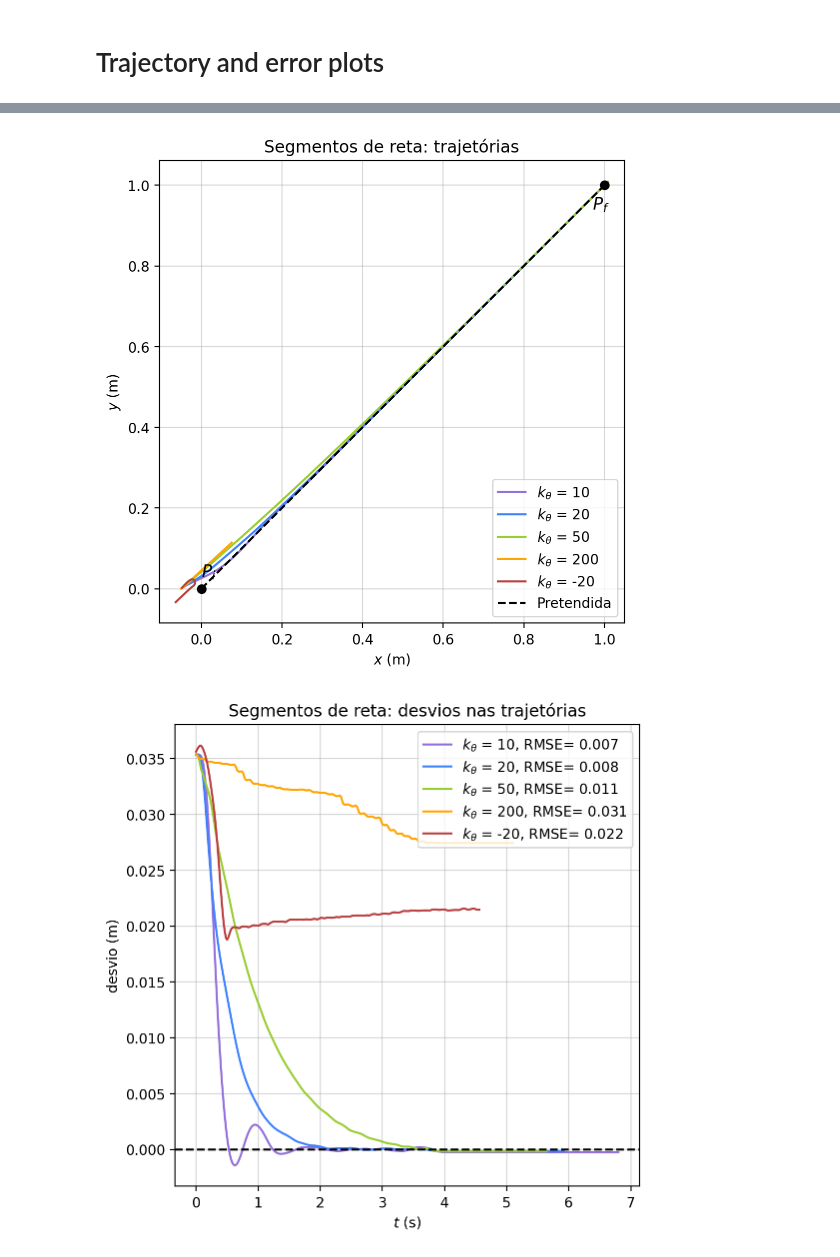
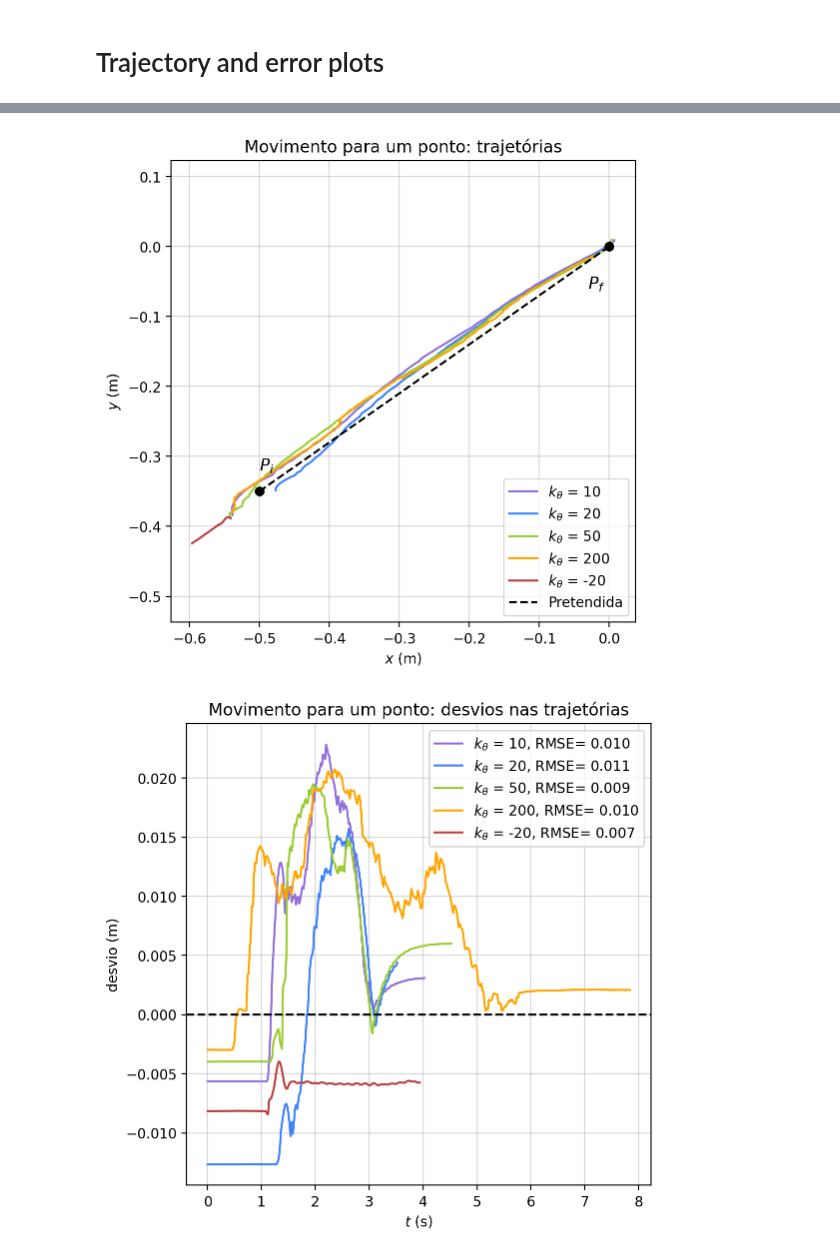
Before and after one commit to sergisousa/Robotica2026, a Jupyter notebook: Análises/Análise ktheta.ipynb, the cells around one changed output, grey strips where cells are left out. Drawn from its saved outputs; the diff is of its cells as text; code cells hidden in the pictures.

Commit message:
goto analise

```diff
--- a/Análises/Análise ktheta.ipynb
+++ b/Análises/Análise ktheta.ipynb
@@ -11,6 +11,13 @@ from matplotlib.lines import Line2D
 # GENERAL CONSTANTS
 ta = 0.02 # 20 ms
 kn = 5
+
+# GOTO PLOTS CONSTANTS
+Pix_goto = -0.5
+Piy_goto = -0.35
+Pfx_goto = 0.0
+Pfy_goto = 0.0
+n_max_goto = [-1, -1, -1, -1, -1] # last trajectory point in the data
 
 # LINE PLOTS CONSTANTS
 # desired line
@@ -46,14 +53,19 @@ all_data = {}
 files = [f for f in os.listdir(data_dir) if f.endswith('.txt')]
 # print(files_line)
 
+pattern_goto = re.compile(r'Goto_ktheta_([+-]?\d+)')
 pattern_line = re.compile(r'Line_ktheta_([+-]?\d+)')
 pattern_arc = re.compile(r'Arc_ktheta_([+-]?\d+)')
 
 for file in files:
+    match_goto = pattern_goto.search(file)
     match_line = pattern_line.search(file)
     match_arc = pattern_arc.search(file)
 
-    if match_line is not None:
+    if match_goto is not None:
+        traj_type = 'Goto'
+        ktheta = float(match_goto.group(1))
+    elif match_line is not None:
         traj_type = 'Line'
         ktheta = float(match_line.group(1))
     elif match_arc is not None:
@@ -165,7 +182,14 @@ def find_n_min(x, y):
     return changes[1]     # segunda transição = início da trajetória real
 # %%
 for traj_type, sub in all_data.items():
-    if traj_type == 'Line':
+    if traj_type == 'Goto':
+        title = 'Movimento para um ponto'
+        traj_parms = Pix_goto, Piy_goto, Pfx_goto, Pfy_goto
+        des_traj = des_traj_line
+        error_f = error_line
+        n_max = n_max_goto
+
+    elif traj_type == 'Line':
         title = 'Segmentos de reta'
         traj_parms = Pix_line, Piy_line, Pfx_line, Pfy_line
         des_traj = des_traj_line
@@ -226,7 +250,13 @@ for traj_type, sub in all_data.items():
     ax_error.axhline(0, linestyle = '--', color = plot_colors[i + 1])
     ax_error.legend(loc = 'upper right')
 
-    if traj_type == 'Line':
+    if traj_type == 'Goto':
+        ax_traj.plot(Pix_goto, Piy_goto, 'o', color='black')
+        ax_traj.text(Pix_goto, Piy_goto + 0.03, r'$P_i$', size='large')
+        ax_traj.plot(Pfx_goto, Pfy_goto, 'o', color='black')
+        ax_traj.text(Pfx_goto-0.03, Pfy_goto - 0.06, r'$P_f$', size='large')
+
+    elif traj_type == 'Line':
         ax_traj.plot(Pix_line, Piy_line, 'o', color='black')
         ax_traj.text(Pix_line, Piy_line + 0.03, r'$P_i$', size='large')
         ax_traj.plot(Pfx_line, Pfy_line, 'o', color='black')
@@ -249,9 +284,9 @@ Arc -20.0 (6, 298)
 Line 10.0 (6, 442)
 Line 20.0 (6, 417)
 Line 50.0 (6, 339)
 Line 200.0 (6, 324)
 Line -20.0 (6, 326)
 [figure]
 [figure]
-[figure, old version]
+[figure, new version]
-[figure, old version]
+[figure, new version]
```
Also changed, not shown: parts of 2 cells of this notebook, 6 other files.
